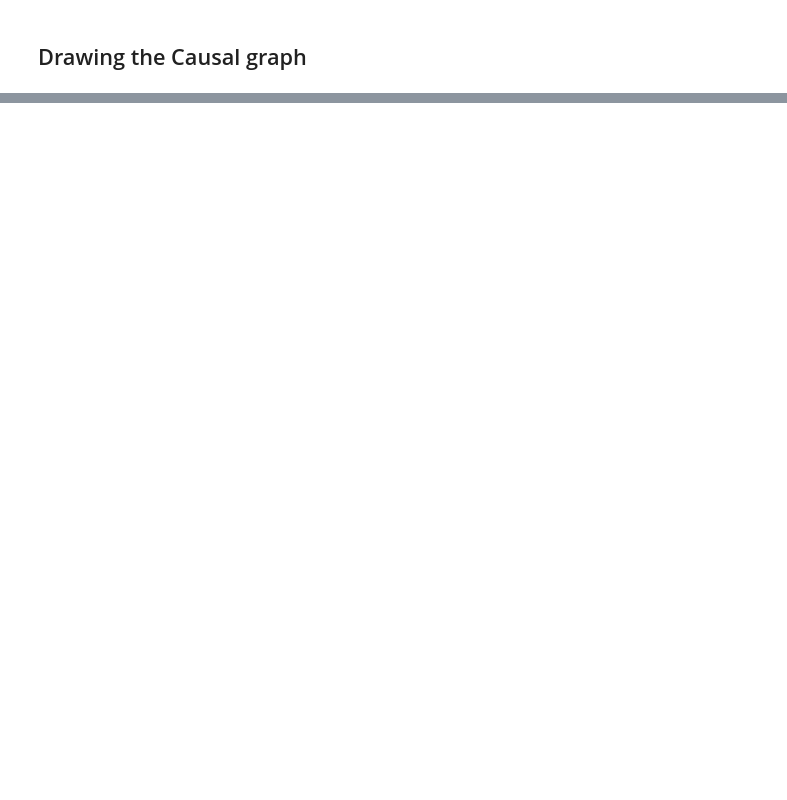
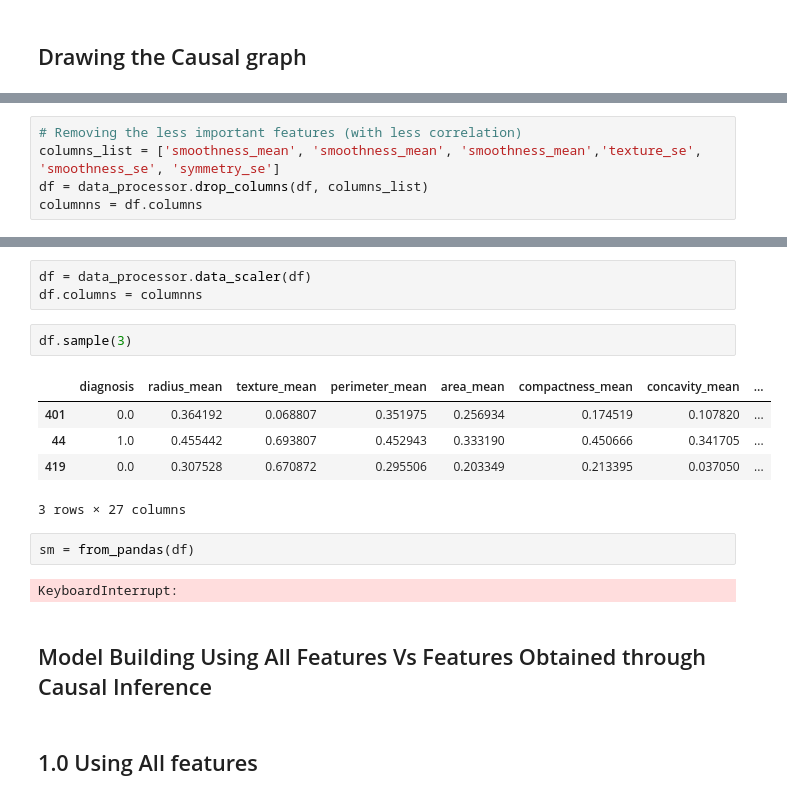
Before and after one commit to Caphace-Ethan/Breast-Cancer-Diagnosis, a Jupyter notebook: notebooks/Causal_learning.ipynb, the cells around one changed output, grey strips where cells are left out. Saved outputs shown, nothing was run; the diff lists cells and outputs as text; blank space fills up the shorter version.

```diff
--- a/notebooks/Causal_learning.ipynb
+++ b/notebooks/Causal_learning.ipynb
@@ -83,0 +70,5 @@ causal.draw()
+# %%
+# Removing the less important features (with less correlation)
+columns_list = ['smoothness_mean', 'smoothness_mean', 'smoothness_mean','texture_se', 'smoothness_se', 'symmetry_se']
+df = data_processor.drop_columns(df, columns_list)
+columnns = df.columns
@@ -83,0 +77,19 @@ causal.draw()
+# %%
+df = data_processor.data_scaler(df)
+df.columns = columnns
+# %%
+df.sample(3)
+# %% [output]
+|  | diagnosis | radius_mean | texture_mean | perimeter_mean | area_mean | compactness_mean | concavity_mean | ... |
+| 401 | 0.0 | 0.364192 | 0.068807 | 0.351975 | 0.256934 | 0.174519 | 0.107820 | ... |
+| 44 | 1.0 | 0.455442 | 0.693807 | 0.452943 | 0.333190 | 0.450666 | 0.341705 | ... |
+| 419 | 0.0 | 0.307528 | 0.670872 | 0.295506 | 0.203349 | 0.213395 | 0.037050 | ... |
+3 rows × 27 columns
+# %%
+sm = from_pandas(df)
+# %% [output]
+KeyboardInterrupt:
+# %% [markdown]
+## Model Building Using All Features Vs Features Obtained through Causal Inference
+# %% [markdown]
+## 1.0 Using All features
```
Also changed, not shown: parts of 24 cells of this notebook.
